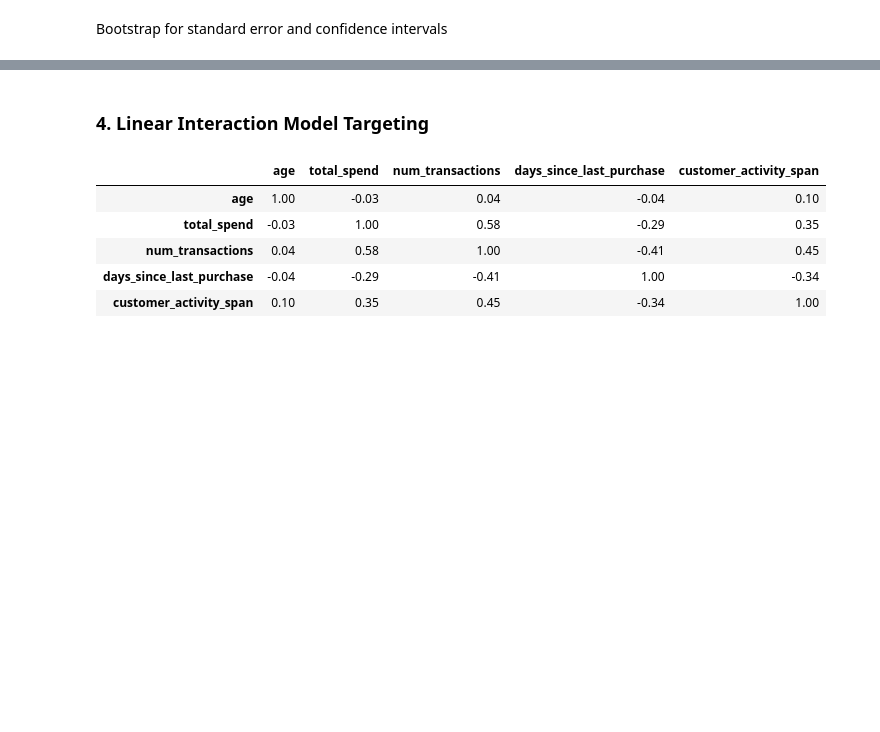
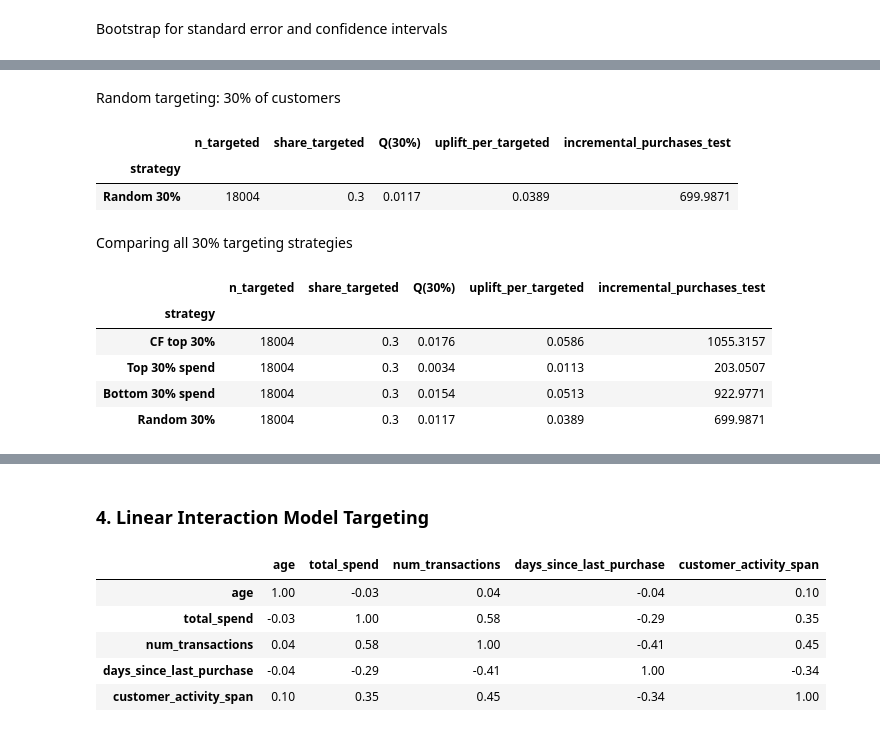
Before and after one commit to shannon-kwok/DSE4101-CausalForest-Grp2, a Jupyter notebook: notebooks/cf_targeting.ipynb, the cells around one changed output, grey strips where cells are left out. Drawn from its saved outputs; the diff is of its cells as text; code cells hidden in the pictures; blank space fills up the shorter version.

```diff
--- a/notebooks/cf_targeting.ipynb
+++ b/notebooks/cf_targeting.ipynb
@@ -259,0 +229,55 @@ Saved to /Users/edenaong/Downloads/Y4S1/DSE4101/DSE4101-CausalForest-Grp2/data/o
+# %% [markdown]
+Random targeting: 30% of customers
+# %%
+random_score = rng.random(n)
+random_order = rank_order(random_score, rng)
+random_selected = random_order[:k]
+
+random_table = pd.DataFrame([{
+    "strategy": "Random 30%",
+    "n_targeted": len(random_selected),
+    "share_targeted": len(random_selected) / n,
+    "Q(30%)": gamma[random_selected].sum() / n,
+    "uplift_per_targeted": gamma[random_selected].mean(),
+    "incremental_purchases_test": gamma[random_selected].sum(),
+}]).set_index("strategy")
+
+display(random_table.round(4))
+# %% [output]
+|  | n_targeted | share_targeted | Q(30%) | uplift_per_targeted | incremental_purchases_test |
+| strategy |  |  |  |  |  |
+| Random 30% | 18004 | 0.3 | 0.0117 | 0.0389 | 699.9871 |
+# %% [markdown]
+Comparing all 30% targeting strategies
+# %%
+policy_scores = {
+    "CF top 30%": tau_hat,
+    **spend_scores,
+    "Random 30%": random_score,
+}
+
+orders = {
+    "CF top 30%": rank_order(tau_hat, rng),
+    **spend_orders,
+    "Random 30%": random_order,
+}
+policy_table = pd.concat([
+    pd.DataFrame([{
+        "strategy": "CF top 30%",
+        "n_targeted": k,
+        "share_targeted": k / n,
+        "Q(30%)": gamma[orders["CF top 30%"][:k]].sum() / n,
+        "uplift_per_targeted": gamma[orders["CF top 30%"][:k]].mean(),
+        "incremental_purchases_test": gamma[orders["CF top 30%"][:k]].sum(),
+    }]).set_index("strategy"),
+    spend_table,
+    random_table,
+])
+display(policy_table.round(4))
+# %% [output]
+|  | n_targeted | share_targeted | Q(30%) | uplift_per_targeted | incremental_purchases_test |
+| strategy |  |  |  |  |  |
+| CF top 30% | 18004 | 0.3 | 0.0176 | 0.0586 | 1055.3157 |
+| Top 30% spend | 18004 | 0.3 | 0.0034 | 0.0113 | 203.0507 |
+| Bottom 30% spend | 18004 | 0.3 | 0.0154 | 0.0513 | 922.9771 |
+| Random 30% | 18004 | 0.3 | 0.0117 | 0.0389 | 699.9871 |
```
Also changed, not shown: parts of 16 cells of this notebook, 4 other files.
